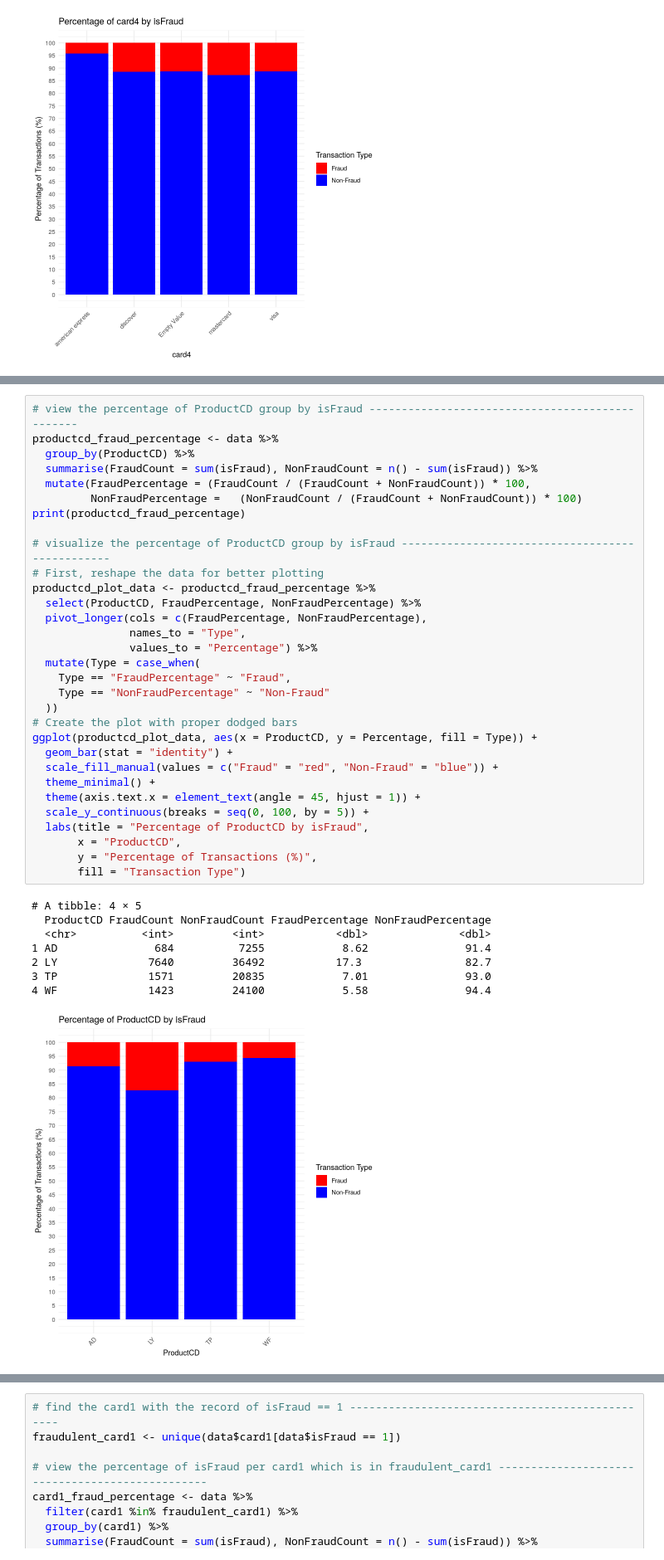
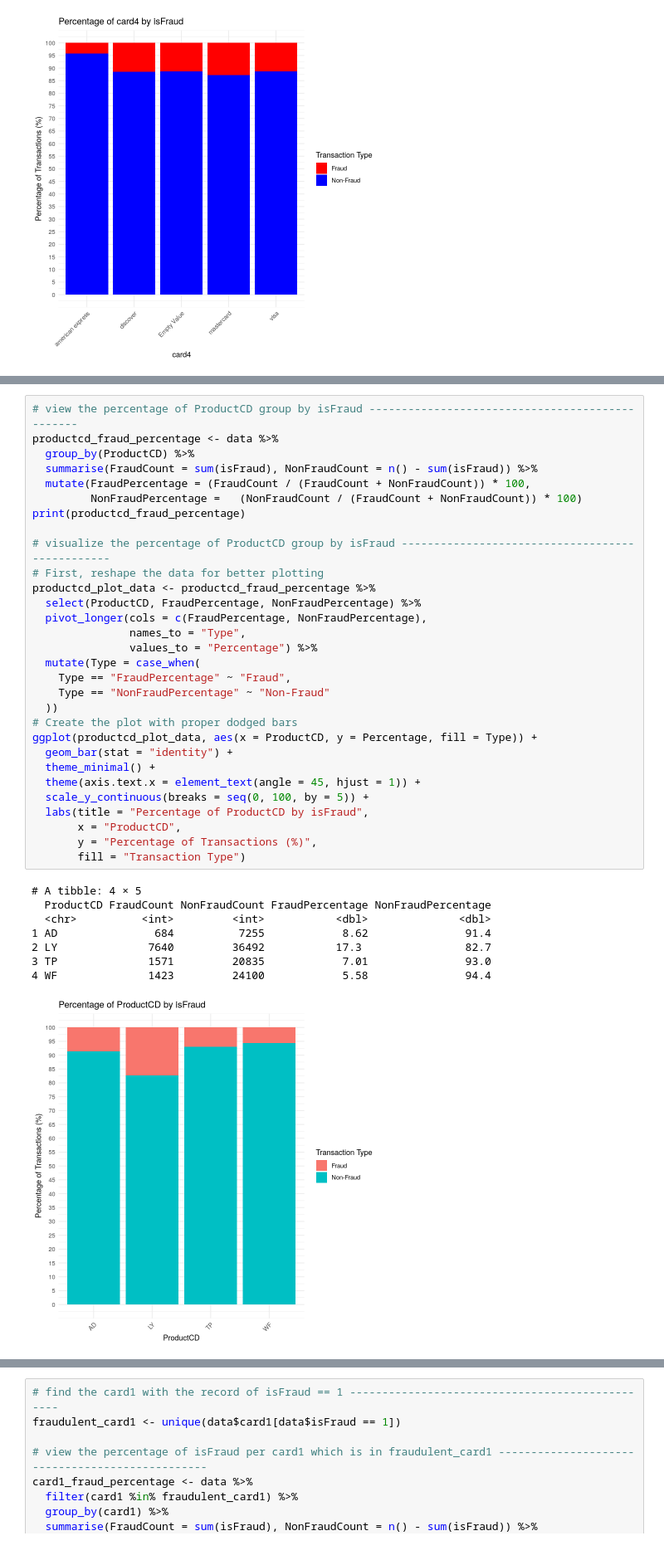
Before and after one commit to ytcctl/peter, a Jupyter notebook: FITE7410/FITE7410_Assgn_1.ipynb, the cells around one changed output, grey strips where cells are left out. Shown at 83% size. Saved outputs shown, nothing was run; the diff lists cells and outputs as text.

```diff
--- a/FITE7410/FITE7410_Assgn_1.ipynb
+++ b/FITE7410/FITE7410_Assgn_1.ipynb
@@ -655,35 +701,34 @@ print(productcd_fraud_percentage)
 
 # visualize the percentage of ProductCD group by isFraud ------------------------------------------------
 # First, reshape the data for better plotting
 productcd_plot_data <- productcd_fraud_percentage %>%
   select(ProductCD, FraudPercentage, NonFraudPercentage) %>%
   pivot_longer(cols = c(FraudPercentage, NonFraudPercentage),
                names_to = "Type",
                values_to = "Percentage") %>%
   mutate(Type = case_when(
     Type == "FraudPercentage" ~ "Fraud",
     Type == "NonFraudPercentage" ~ "Non-Fraud"
   ))
 # Create the plot with proper dodged bars
 ggplot(productcd_plot_data, aes(x = ProductCD, y = Percentage, fill = Type)) +
   geom_bar(stat = "identity") +
-  scale_fill_manual(values = c("Fraud" = "red", "Non-Fraud" = "blue")) +
   theme_minimal() +
   theme(axis.text.x = element_text(angle = 45, hjust = 1)) +
   scale_y_continuous(breaks = seq(0, 100, by = 5)) +
   labs(title = "Percentage of ProductCD by isFraud",
        x = "ProductCD",
        y = "Percentage of Transactions (%)",
        fill = "Transaction Type")
 # %% [output]
 # A tibble: 4 × 5
   ProductCD FraudCount NonFraudCount FraudPercentage NonFraudPercentage
   <chr>          <int>         <int>           <dbl>              <dbl>
 1 AD               684          7255            8.62               91.4
 2 LY              7640         36492           17.3                82.7
 3 TP              1571         20835            7.01               93.0
 4 WF              1423         24100            5.58               94.4
-[figure, old version]
+[figure, new version]
 # %%
 # view the percentage of P_emaildomain group by isFraud ------------------------------------------------
 emaildomain_fraud_percentage <- data %>%
```
Also changed, not shown: parts of 33 cells of this notebook.
